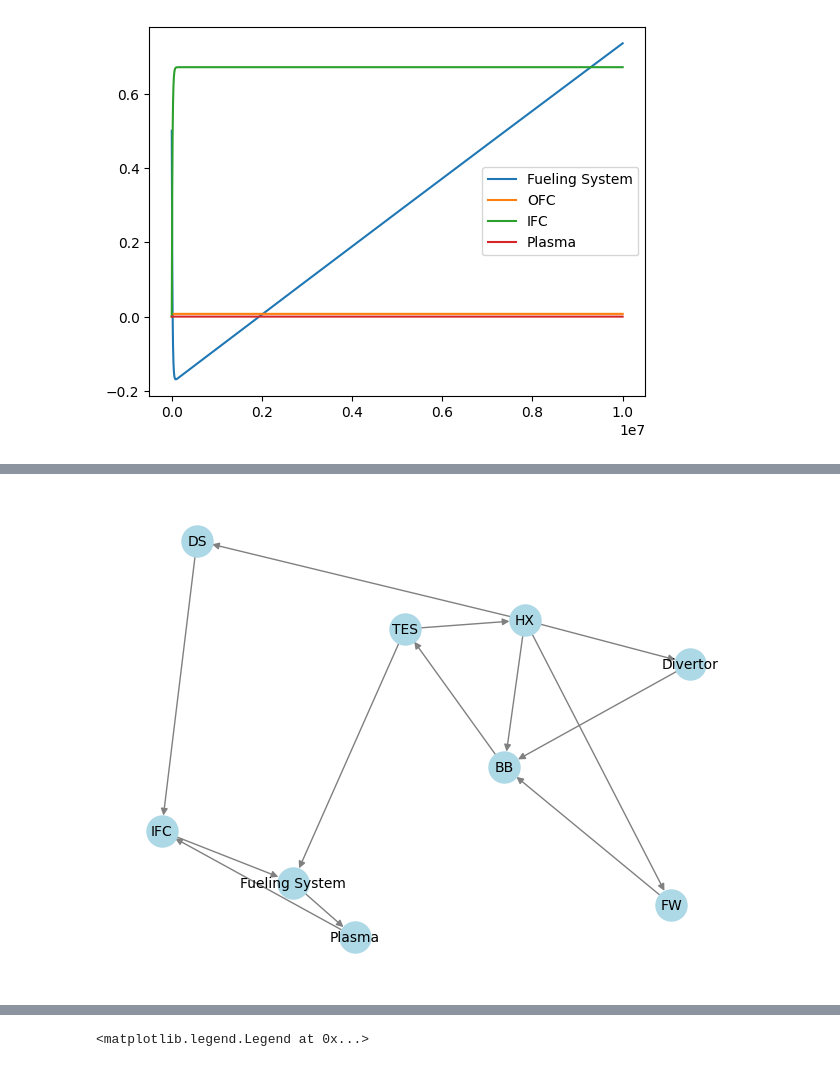
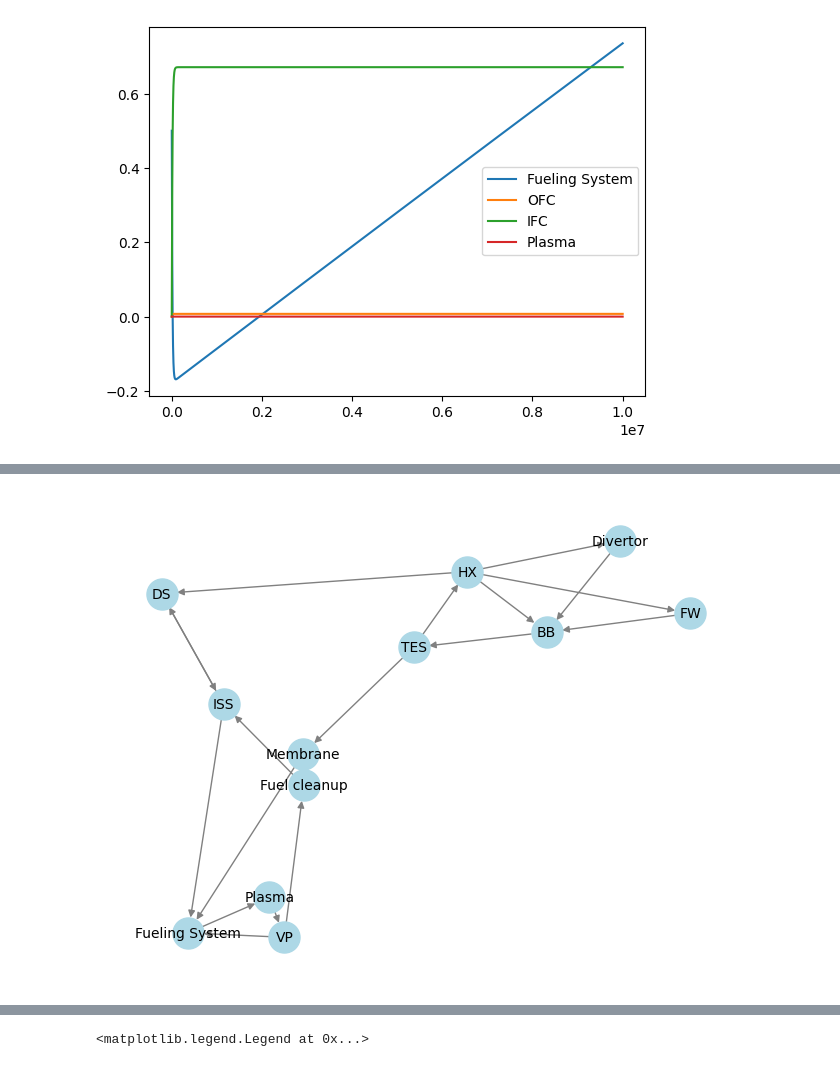
Before and after one commit to gabriele-ferrero/fuelcycle, a Jupyter notebook: test.ipynb, the cells around one changed output, grey strips where cells are left out. Drawn from its saved outputs; the diff is of its cells as text; code cells hidden in the pictures.

```diff
--- a/test.ipynb
+++ b/test.ipynb
@@ -294,17 +294,28 @@ from simulate import Simulate
 from tools.utils import visualize_connections
 import numpy as np
 
+
+# TODO: pulsed source and fp
+
 LAMBDA = 1.73e-9 # Decay constant for tritium
-AF = 0.7
-N_burn = 9.3e-7 * AF # Tritium burn rate in the plasma
+AF = 0.99
+N_burn = 9.3e-7 # Tritium burn rate in the plasma
 TBR = 1.06
-tau_ofc = 2 * 3600
-tau_ifc = 5 * 3600
+tau_bb = 1.25 * 3600
+tau_fc =  3600
 tau_tes = 24 * 3600
 tau_HX = 1 * 3600
 tau_FW = 1000
 tau_div = 1000
 tau_ds = 3600
+tau_vp = 600
+tau_iss = 3 * 3600
+tau_membrane = 100
+pulse_period = 1800
+
+f_dir = 0.3
+f_iss_ds = 0.1
+
 I_startup = 1.1
 TBE = 0.02
 tes_efficiency = 0.9
@@ -320,29 +331,32 @@ I_reserve = N_burn / TBE * q * t_res
 
 
 # Define components
-fueling_system = FuelingSystem("Fueling System", N_burn, TBE, initial_inventory=I_startup)
-BB = BreedingBlanket("BB", tau_ofc, initial_inventory=0, N_burn = N_burn, TBR = TBR)
-FW = Component("FW", residence_time = 600)
-divertor = Component("Divertor", residence_time = 600)
-IFC = Component("IFC", tau_ifc)
-plasma = Plasma("Plasma", N_burn, TBE)
+fueling_system = FuelingSystem("Fueling System", N_burn, TBE, AF, pulse_period, initial_inventory=I_startup)
+BB = BreedingBlanket("BB", tau_bb, initial_inventory=0, N_burn = N_burn, TBR = TBR)
+FW = Component("FW", residence_time = tau_FW)
+divertor = Component("Divertor", residence_time = tau_div)
+fuel_cleanup = Component("Fuel cleanup", tau_fc)
+plasma = Plasma("Plasma", N_burn, TBE, AF, pulse_period)
 TES = Component("TES", residence_time = tau_tes)
 HX = Component("HX", residence_time = tau_HX)
 DS = Component("DS", residence_time = tau_ds)
+VP = Component("VP", residence_time = tau_vp)
+ISS = Component("ISS", residence_time = tau_iss)
+membrane = Component("Membrane", residence_time = tau_membrane)
 
 # Define ports
 port1 = fueling_system.add_output_port("Fueling to Plasma")
 port2 = plasma.add_input_port("Port 2")
-port3 = plasma.add_output_port("Plasma to IFC")
-port4 = IFC.add_input_port("Port 4")
-port5 = IFC.add_output_port("IFC to Fueling System")
+port3 = plasma.add_output_port("Plasma to VP")
+port4 = fuel_cleanup.add_input_port("Port 4", incoming_fraction= 1 - f_dir)
+port5 = fuel_cleanup.add_output_port("fuel_cleanup to ISS")
 port6 = BB.add_output_port("OFC to TES")
-port7 = fueling_system.add_input_port("Port 7")
-port8 = IFC.add_input_port("Port 8")
+port7 = fueling_system.add_input_port("Port 7", incoming_fraction=1 - f_iss_ds)
+port8 = fuel_cleanup.add_input_port("Port 8")
 port9 = TES.add_output_port("TES to Fueling System")
 port10 = TES.add_output_port("TES to HX")
 port11 = TES.add_input_port("Port 11")
-port12 = fueling_system.add_input_port("Port 12", incoming_fraction=tes_efficiency)
+port12 = fueling_system.add_input_port("Port 12")
 port13 = HX.add_input_port("Port 13", incoming_fraction=1-tes_efficiency)
 port14 = HX.add_output_port("HX to BB")
 port15 = BB.add_input_port("Port 15", incoming_fraction= hx_to_BB)
@@ -355,28 +369,45 @@ port21 = HX.add_output_port("HX to div")
 port22 = BB.add_input_port("Port 22")
 port23 = BB.add_input_port("Port 23")
 port24 = DS.add_input_port("Port 24", incoming_fraction=hx_to_ds)
-port25 = DS.add_output_port("DS to IFC")
+port25 = DS.add_output_port("DS to fuel cleanup")
 port26 = HX.add_output_port("HX to DS")
-port27 = IFC.add_input_port("Port 27")
+port27 = fuel_cleanup.add_input_port("Port 27")
+port28 = VP.add_input_port("Port 28")
+port29 = VP.add_output_port("VP to fuel_cleanup")
+port30 = VP.add_output_port("VP to Fueling System")
+port31 = fueling_system.add_input_port("Port 31", incoming_fraction=f_dir)
+port32 = ISS.add_input_port("Port 32")
+port33 = ISS.add_input_port("Port 33")
+port34 = ISS.add_output_port("ISS to fueling system")
+port35 = DS.add_input_port("Port 35", incoming_fraction=f_iss_ds)
+port36 = ISS.add_output_port("ISS to DS")
+port37 = membrane.add_input_port("Port 37", incoming_fraction=tes_efficiency)
+port38 = membrane.add_output_port("Membrane to fueling system")
 
 # Add components to component map
 component_map = ComponentMap()
 component_map.add_component(fueling_system)
 component_map.add_component(BB)
-component_map.add_component(IFC)
+component_map.add_component(fuel_cleanup)
 component_map.add_component(plasma)
 component_map.add_component(TES)
 component_map.add_component(HX)
 component_map.add_component(FW)
 component_map.add_component(divertor)
 component_map.add_component(DS)
+component_map.add_component(VP)
+component_map.add_component(ISS)
+component_map.add_component(membrane)
 
 # Connect ports
 component_map.connect_ports(fueling_system, port1, plasma, port2)
-component_map.connect_ports(plasma, port3, IFC, port4)
-component_map.connect_ports(IFC, port5, fueling_system, port7)
+component_map.connect_ports(plasma, port3, VP, port28)
+component_map.connect_ports(VP, port29, fuel_cleanup, port4)
+component_map.connect_ports(VP, port30, fueling_system, port31)
+component_map.connect_ports(fuel_cleanup, port5, ISS, port32)
 component_map.connect_ports(BB, port6, TES, port11)
-component_map.connect_ports(TES, port9, fueling_system, port12)
+component_map.connect_ports(TES, port9, membrane, port37)
+component_map.connect_ports(membrane, port38, fueling_system, port12)
 component_map.connect_ports(TES, port10, HX, port13)
 component_map.connect_ports(HX, port14, BB, port15)
 component_map.connect_ports(HX, port20, FW, port16)
@@ -384,13 +415,21 @@ component_map.connect_ports(HX, port21, divertor, port18)
 component_map.connect_ports(FW, port17, BB, port22)
 component_map.connect_ports(divertor, port19, BB, port23)
 component_map.connect_ports(HX, port26, DS, port24)
-component_map.connect_ports(DS, port25, IFC, port27)
+component_map.connect_ports(DS, port25, ISS, port33)
+component_map.connect_ports(ISS, port34, fueling_system, port7)
+component_map.connect_ports(ISS, port36, DS, port35)
 
 component_map.print_connected_map()
 visualize_connections(component_map)
 print(f'Startup inventory is: {fueling_system.tritium_inventory}')
 simulation = Simulate(dt=0.01, final_time=final_time, I_reserve=I_reserve, component_map=component_map)
 t, y = simulation.run()
+# np.savetxt('tritium_inventory.txt', [t,y], delimiter=',')
+fig,ax = plt.subplots()
+ax.loglog(t, y)
+ax.legend(component_map.components.keys())
+plt.show()
+print(f"Component inventories {y[-1]}")
 # %% [output]
 Component: Fueling System
   Port: Fueling to Plasma -> Connected Component: Plasma, Connected Port: Port 2
@@ -412,2 +451,2 @@ Component: DS
-[figure, old version]
+[figure, new version]
 Startup inventory is: 1.1
```
Also changed, not shown: parts of 13 cells of this notebook, 6 other files.
